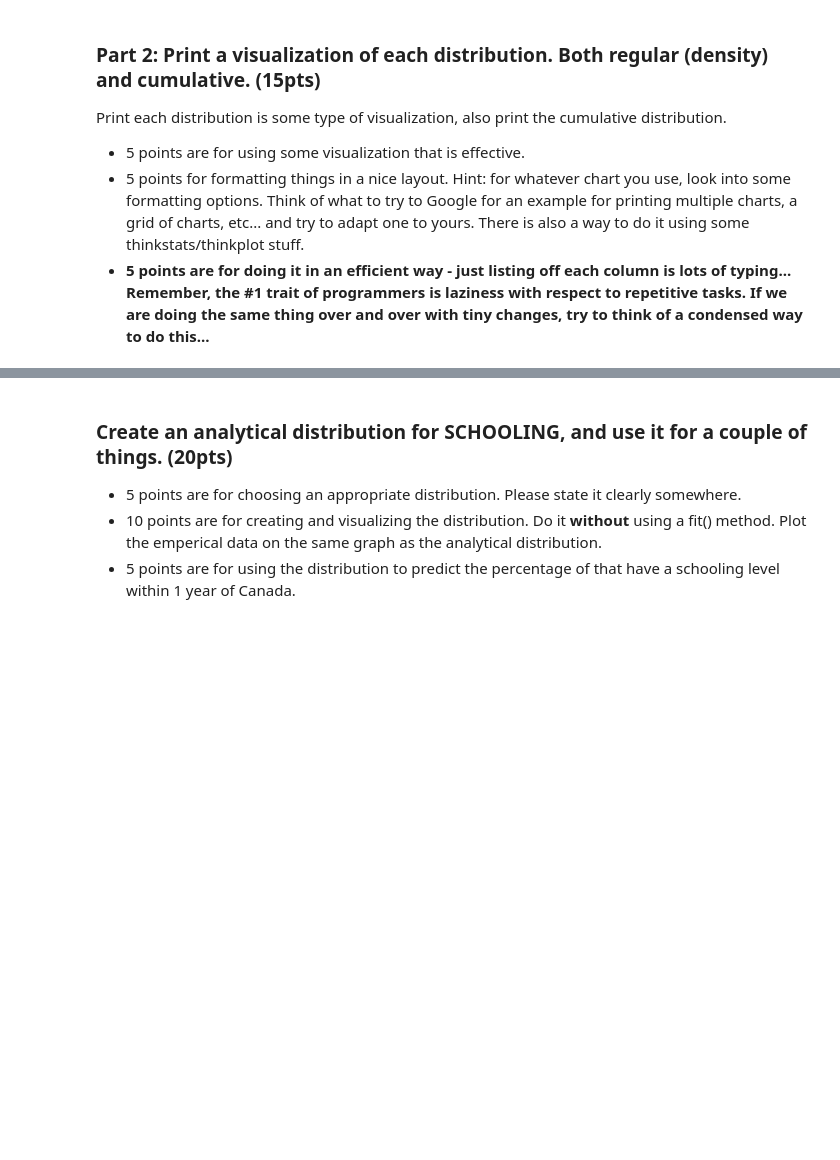
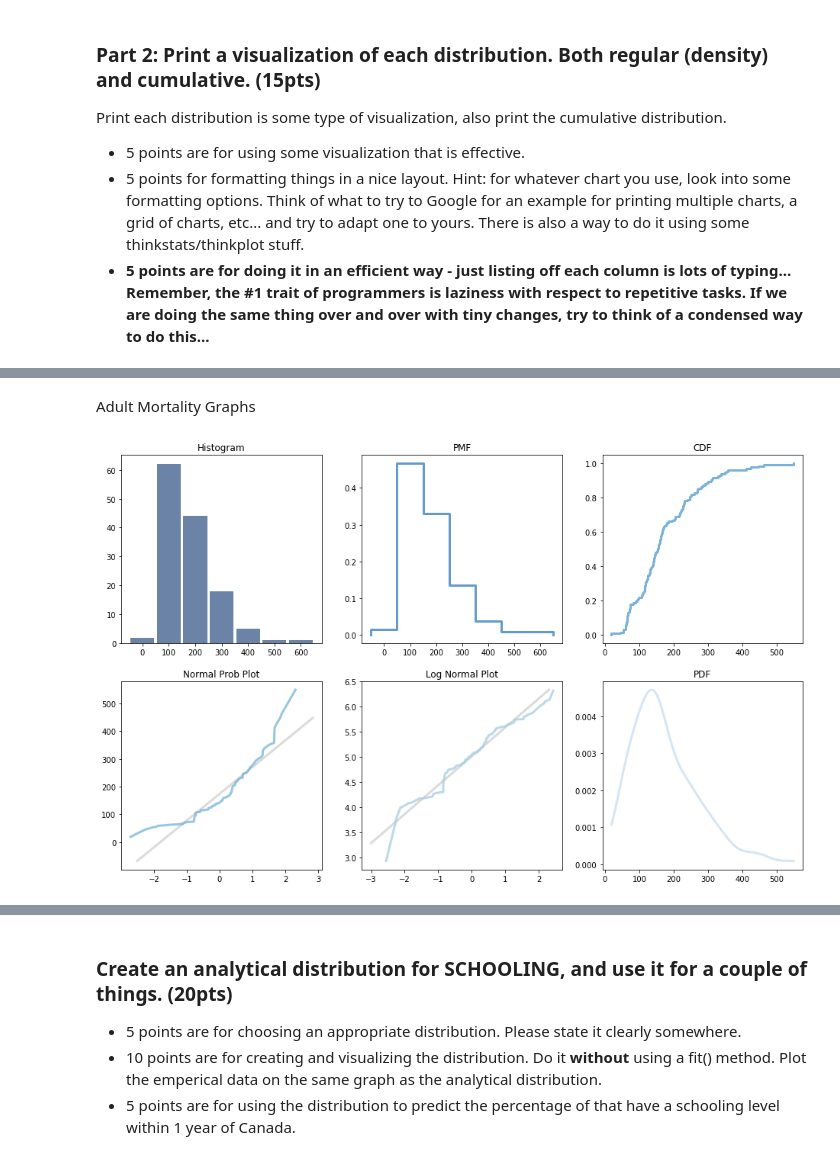
Before and after one commit to rodsunio/BSIP_Assignment_2_Students, a Jupyter notebook: stats_asn_2_start.ipynb, the cells around one changed output, grey strips where cells are left out. Saved outputs shown, nothing was run; the diff lists cells and outputs as text; code cells hidden in the pictures; blank space fills up the shorter version.

```diff
--- a/stats_asn_2_start.ipynb
+++ b/stats_asn_2_start.ipynb
@@ -60,0 +114,6 @@ Print each distribution is some type of visualization, also print the cumulative
+# %% [markdown]
+Adult Mortality Graphs
+# %%
+bigGraph(dfLE, "AdultMortality", -2, -2)
+# %% [output]
+[figure, added]
```
Also changed, not shown: parts of 51 cells of this notebook.
